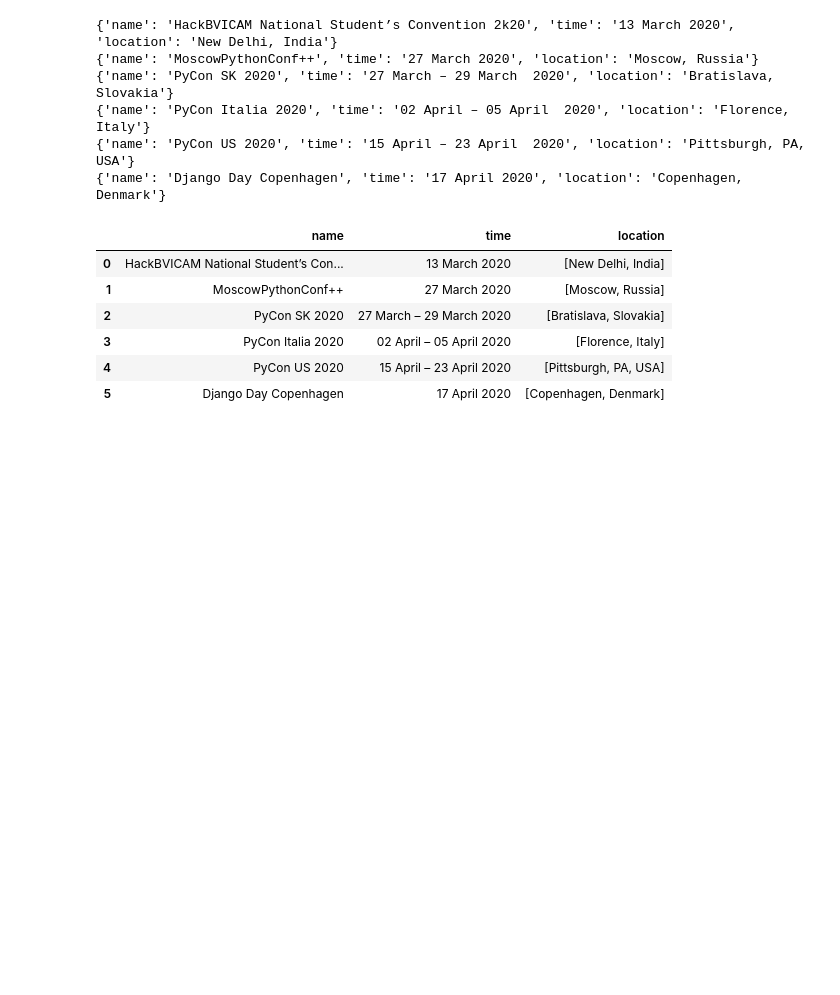
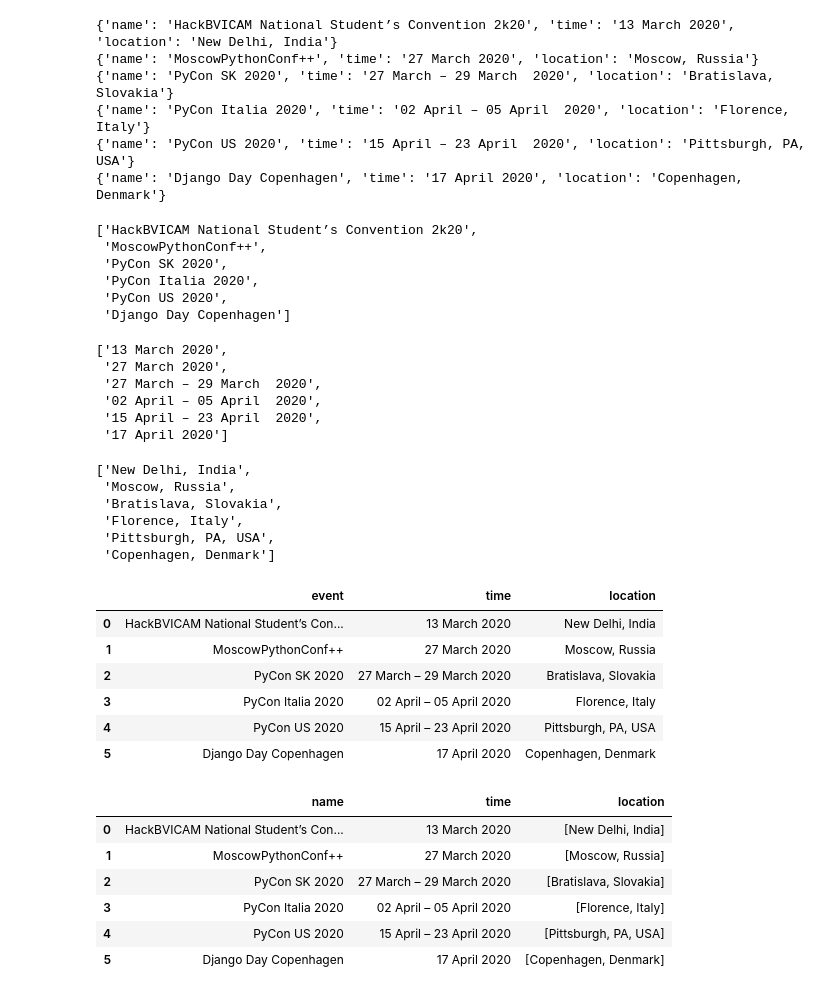
Before and after one commit to Akshay594/Web-Scrapping, a Jupyter notebook: Web Scrapping (requests and bs4).ipynb, the cells around one changed output. Saved outputs shown, nothing was run; the diff lists cells and outputs as text; code cells hidden in the pictures; blank space fills up the shorter version.

```diff
--- a/Web Scrapping (requests and bs4).ipynb
+++ b/Web Scrapping (requests and bs4).ipynb
@@ -64,6 +92,60 @@ for event in events.findAll('li'):
 {'name': 'PyCon Italia 2020', 'time': '02 April – 05 April  2020', 'location': 'Florence, Italy'}
 {'name': 'PyCon US 2020', 'time': '15 April – 23 April  2020', 'location': 'Pittsburgh, PA, USA'}
 {'name': 'Django Day Copenhagen', 'time': '17 April 2020', 'location': 'Copenhagen, Denmark'}
+# %%
+l_head = []
+for e in events.findAll('h3'):
+    l_head.append(e.find('a').text)
+l_head
+# %% [output]
+['HackBVICAM National Student’s Convention 2k20',
+ 'MoscowPythonConf++',
+ 'PyCon SK 2020',
+ 'PyCon Italia 2020',
+ 'PyCon US 2020',
+ 'Django Day Copenhagen']
+# %%
+l_time = []
+for e in events.findAll('p'):
+    l_time.append(e.find('time').text)
+l_time
+# %% [output]
+['13 March 2020',
+ '27 March 2020',
+ '27 March – 29 March  2020',
+ '02 April – 05 April  2020',
+ '15 April – 23 April  2020',
+ '17 April 2020']
+# %%
+l_location = []
+for e in events.findAll('li'):
+    l_location.append(e.find('span', {'class':'event-location'}).text)
+l_location
+# %% [output]
+['New Delhi, India',
+ 'Moscow, Russia',
+ 'Bratislava, Slovakia',
+ 'Florence, Italy',
+ 'Pittsburgh, PA, USA',
+ 'Copenhagen, Denmark']
+# %%
+import pandas as pd
+
+df = pd.DataFrame()
+
+df['event'] = l_head
+df['time'] = l_time
+df['location'] = l_location
+
+df
+# %% [output]
+|  | event | time | location |
+| 0 | HackBVICAM National Student’s Con... | 13 March 2020 | New Delhi, India |
+| 1 | MoscowPythonConf++ | 27 March 2020 | Moscow, Russia |
+| 2 | PyCon SK 2020 | 27 March – 29 March 2020 | Bratislava, Slovakia |
+| 3 | PyCon Italia 2020 | 02 April – 05 April 2020 | Florence, Italy |
+| 4 | PyCon US 2020 | 15 April – 23 April 2020 | Pittsburgh, PA, USA |
+| 5 | Django Day Copenhagen | 17 April 2020 | Copenhagen, Denmark |
 # %%
 import pandas as pd
 
```
Also changed, not shown: parts of 10 cells of this notebook.
